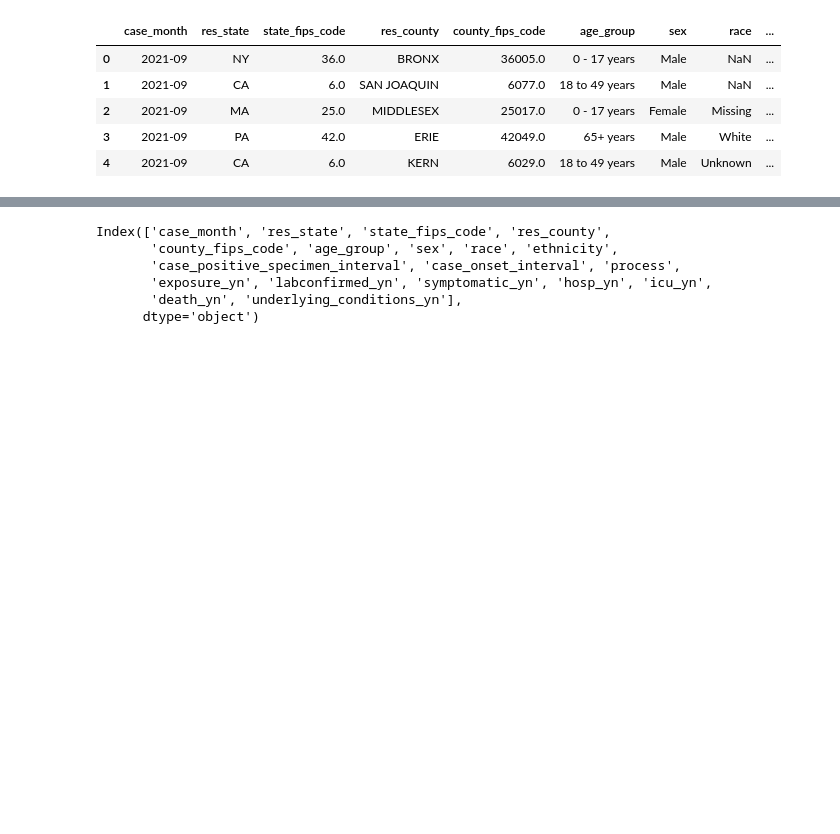
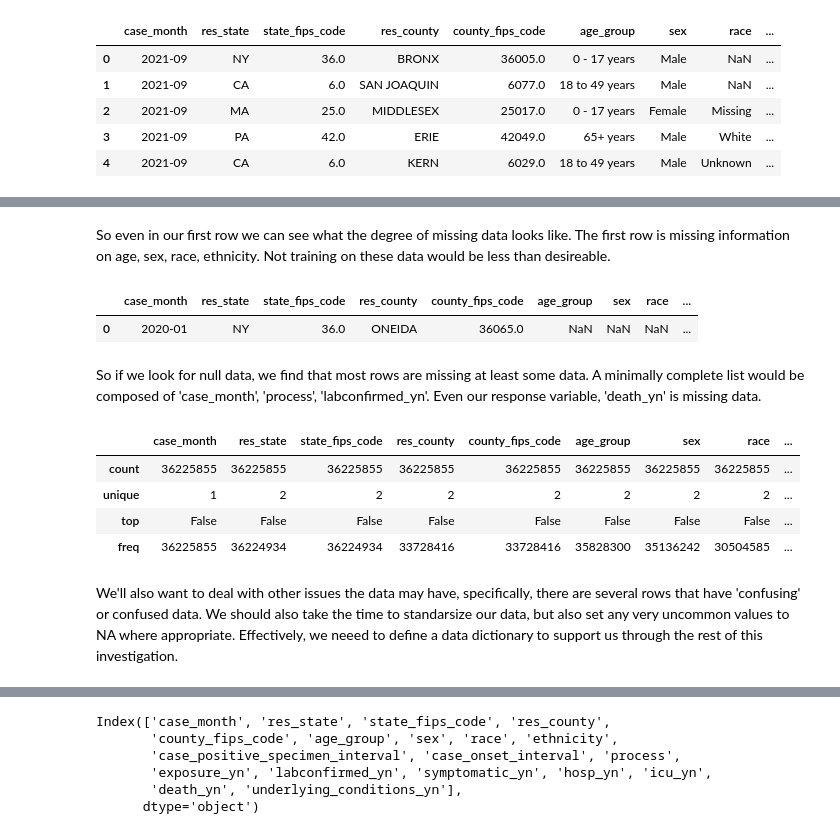
Before and after one commit to seismosmsr/machine_learning, a Jupyter notebook: kaggle_api_in_colab.ipynb, the cells around one changed output, grey strips where cells are left out. Cells and saved outputs as stored; diff of their text form; code cells hidden in the pictures; blank space fills up the shorter version.

```diff
--- a/kaggle_api_in_colab.ipynb
+++ b/kaggle_api_in_colab.ipynb
@@ -95,0 +108,19 @@ test = pd.read_csv('/content/test.csv')
+# %% [markdown]
+So even in our first row we can see what the degree of missing data looks like. The first row is missing information on age, sex, race, ethnicity. Not training on these data would be less than desireable.
+# %%
+train.iloc[:1]
+# %% [output]
+|  | case_month | res_state | state_fips_code | res_county | county_fips_code | age_group | sex | race | ... |
+| 0 | 2020-01 | NY | 36.0 | ONEIDA | 36065.0 | NaN | NaN | NaN | ... |
+# %% [markdown]
+So if we look for null data, we find that most rows are missing at least some data. A minimally complete list would be composed of 'case_month', 'process', 'labconfirmed_yn'. Even our response variable, 'death_yn' is missing data.
+# %%
+train.isnull().describe()
+# %% [output]
+|  | case_month | res_state | state_fips_code | res_county | county_fips_code | age_group | sex | race | ... |
+| count | 36225855 | 36225855 | 36225855 | 36225855 | 36225855 | 36225855 | 36225855 | 36225855 | ... |
+| unique | 1 | 2 | 2 | 2 | 2 | 2 | 2 | 2 | ... |
+| top | False | False | False | False | False | False | False | False | ... |
+| freq | 36225855 | 36224934 | 36224934 | 33728416 | 33728416 | 35828300 | 35136242 | 30504585 | ... |
+# %% [markdown]
+We'll also want to deal with other issues the data may have, specifically, there are several rows that have 'confusing' or confused data. We should also take the time to standarsize our data, but also set any very uncommon values to NA where appropriate. Effectively, we neeed to define a data dictionary to support us through the rest of this investigation.
```
Also changed, not shown: parts of 39 cells of this notebook.
